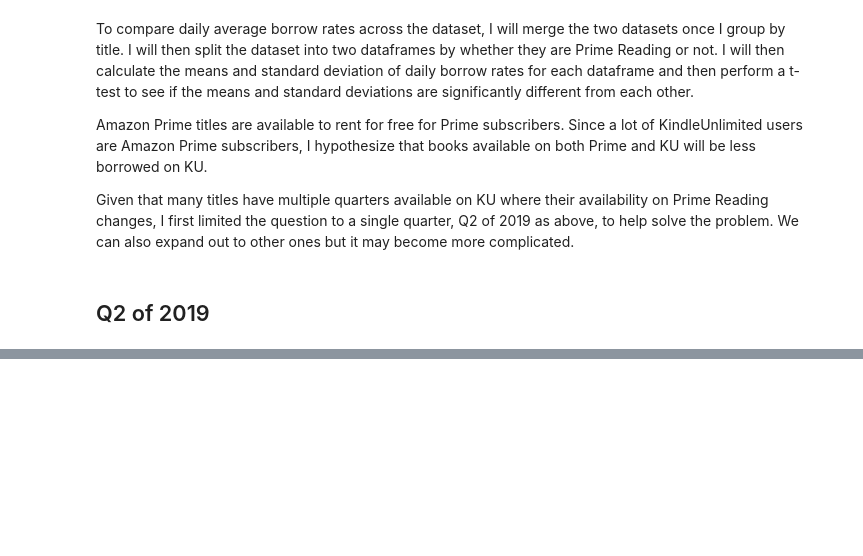
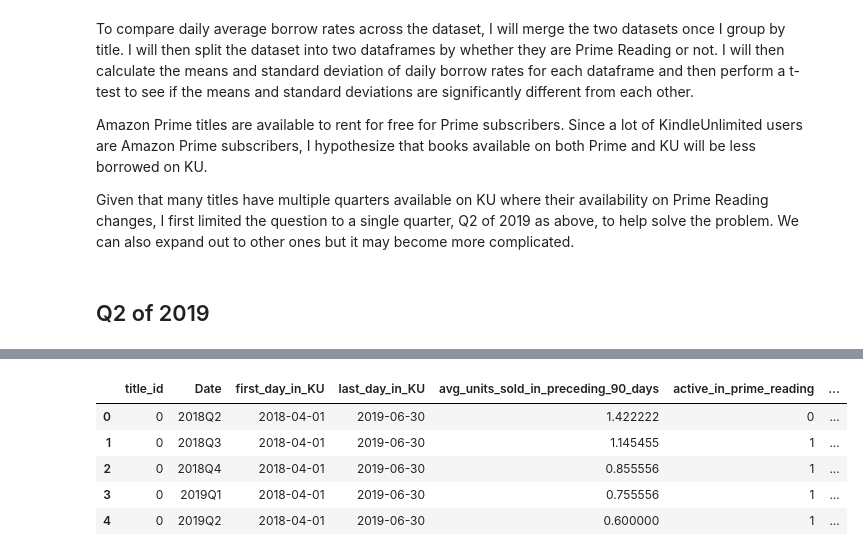
Before and after one commit to jadeadams517/E-Book-Sales-Analysis, a Jupyter notebook: hc_challenge.ipynb, the cells around one changed output, grey strips where cells are left out. Drawn from its saved outputs; the diff is of its cells as text; code cells hidden in the pictures; blank space fills up the shorter version.

```diff
--- a/hc_challenge.ipynb
+++ b/hc_challenge.ipynb
@@ -239,0 +254,18 @@ Matching titles with the correct quarters and grou0ping up averages was more cha
+# %%
+#create new df by grouping up titles_data by title and quarter
+
+df2 = pd.DataFrame(titles_data.groupby([titles_data['title_id'], titles_data['quarter_start_date'].dt.to_period('Q')]).head())
+
+#switch quarter_start_date format to qx20xx
+df2['quarter_start_date'] = df2['quarter_start_date'].dt.to_period('Q')
+
+#rename to quarter so df's match
+df2.rename({'quarter_start_date':'Date'},axis=1,inplace=True)
+df2.head()
+# %% [output]
+|  | title_id | Date | first_day_in_KU | last_day_in_KU | avg_units_sold_in_preceding_90_days | active_in_prime_reading | ... |
+| 0 | 0 | 2018Q2 | 2018-04-01 | 2019-06-30 | 1.422222 | 0 | ... |
+| 1 | 0 | 2018Q3 | 2018-04-01 | 2019-06-30 | 1.145455 | 1 | ... |
+| 2 | 0 | 2018Q4 | 2018-04-01 | 2019-06-30 | 0.855556 | 1 | ... |
+| 3 | 0 | 2019Q1 | 2018-04-01 | 2019-06-30 | 0.755556 | 1 | ... |
+| 4 | 0 | 2019Q2 | 2018-04-01 | 2019-06-30 | 0.600000 | 1 | ... |
```
Also changed, not shown: parts of 12 cells of this notebook.
